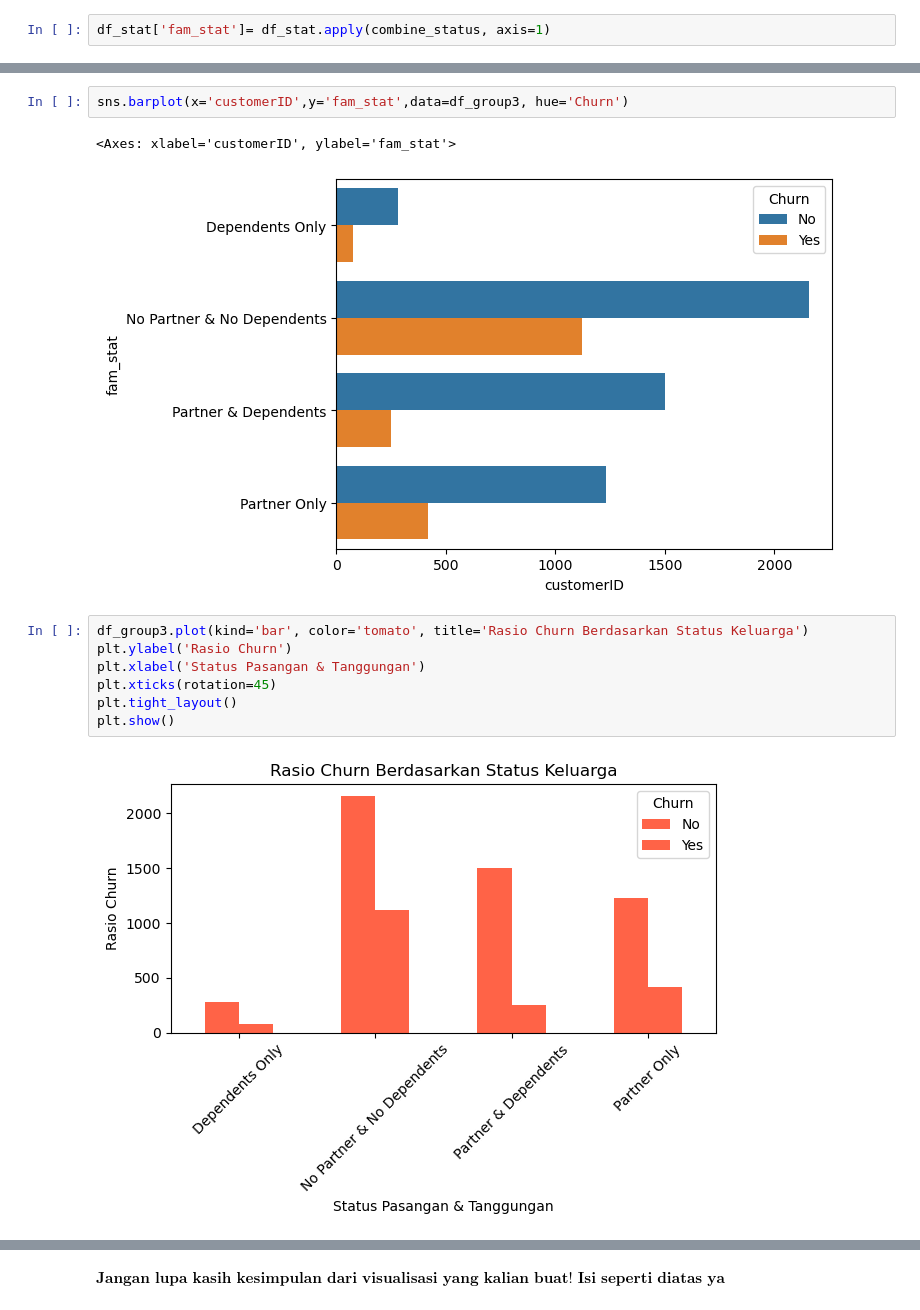
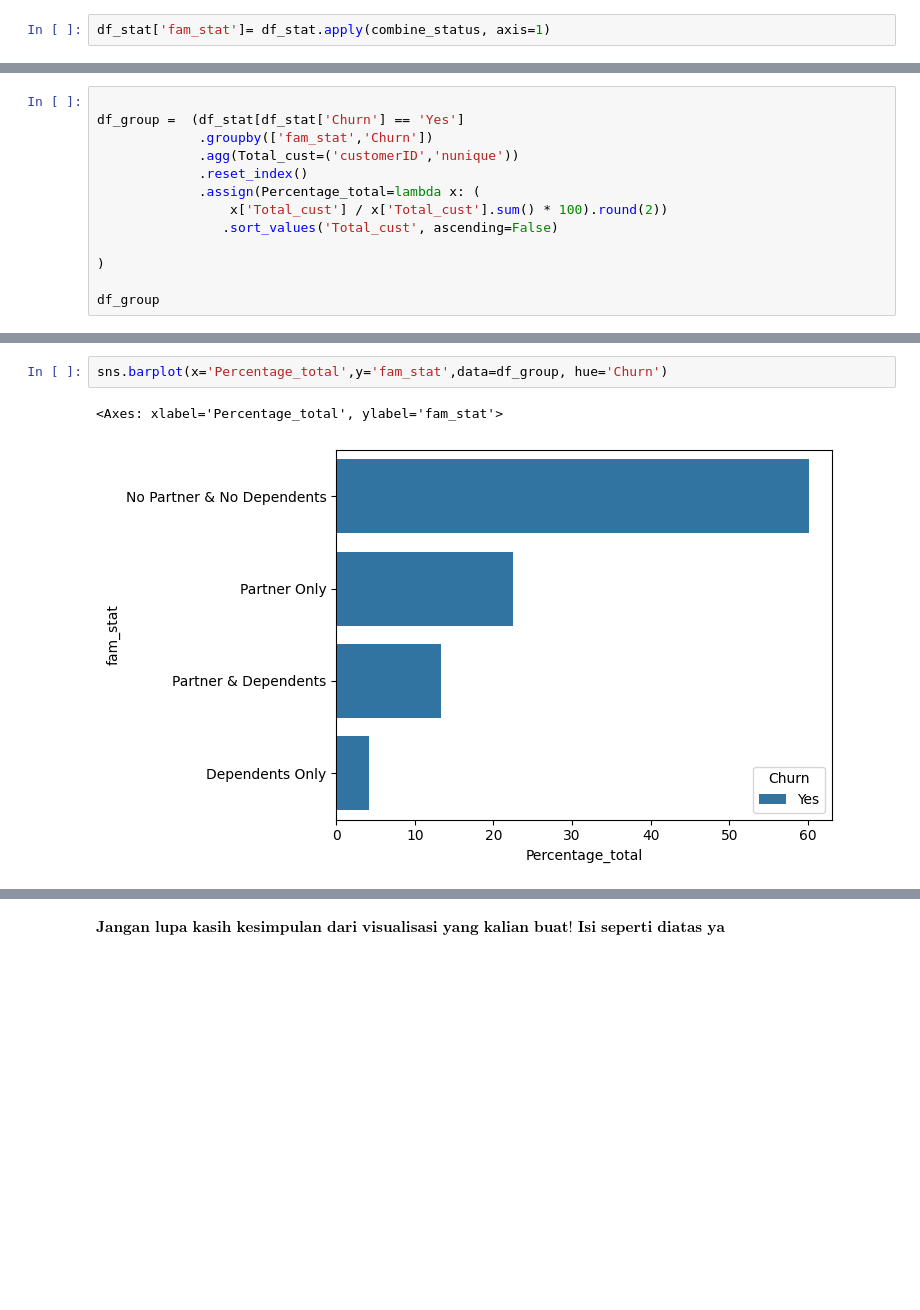
Before and after one commit to agirahmawandi/hw_datavisualitation, a Jupyter notebook: Data Visualization - Template Homework.ipynb, the cells around one changed output, grey strips where cells are left out. Drawn from its saved outputs; the diff is of its cells as text; blank space fills up the shorter version.

```diff
--- a/Data Visualization - Template Homework.ipynb
+++ b/Data Visualization - Template Homework.ipynb
@@ -285,0 +223,13 @@ df_group3
+# %%
+
+df_group =  (df_stat[df_stat['Churn'] == 'Yes']
+             .groupby(['fam_stat','Churn'])
+             .agg(Total_cust=('customerID','nunique'))
+             .reset_index()
+             .assign(Percentage_total=lambda x: (
+                 x['Total_cust'] / x['Total_cust'].sum() * 100).round(2))
+                .sort_values('Total_cust', ascending=False)
+
+)
+
+df_group
@@ -286,14 +242,5 @@ df_group3
 # %%
-sns.barplot(x='customerID',y='fam_stat',data=df_group3, hue='Churn')
+sns.barplot(x='Percentage_total',y='fam_stat',data=df_group, hue='Churn')
 # %% [output]
-<Axes: xlabel='customerID', ylabel='fam_stat'>
+<Axes: xlabel='Percentage_total', ylabel='fam_stat'>
-[figure, old version]
+[figure, new version]
-# %%
-df_group3.plot(kind='bar', color='tomato', title='Rasio Churn Berdasarkan Status Keluarga')
-plt.ylabel('Rasio Churn')
-plt.xlabel('Status Pasangan & Tanggungan')
-plt.xticks(rotation=45)
-plt.tight_layout()
-plt.show()
-# %% [output]
-[figure, removed]
```
Also changed, not shown: parts of 18 cells of this notebook.
